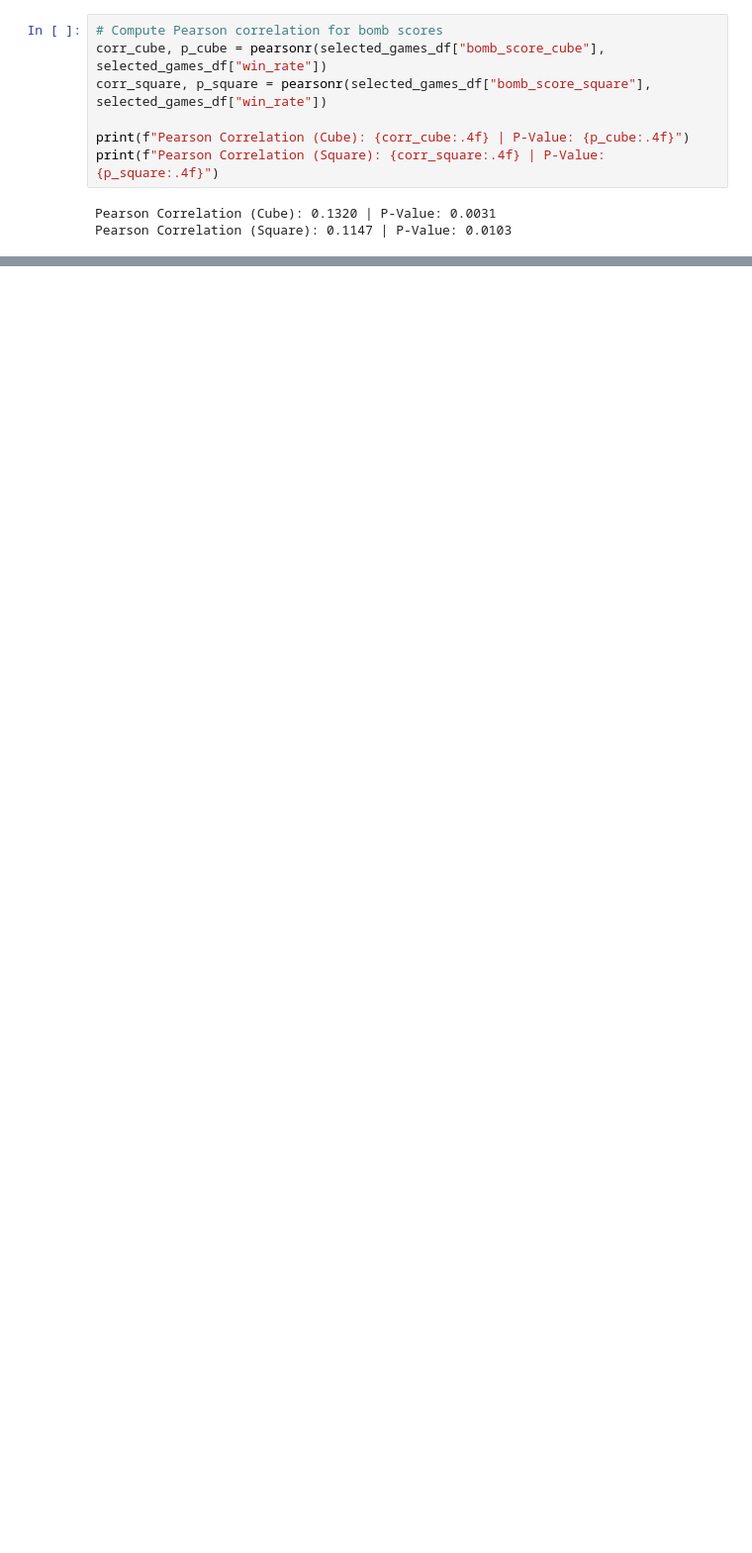
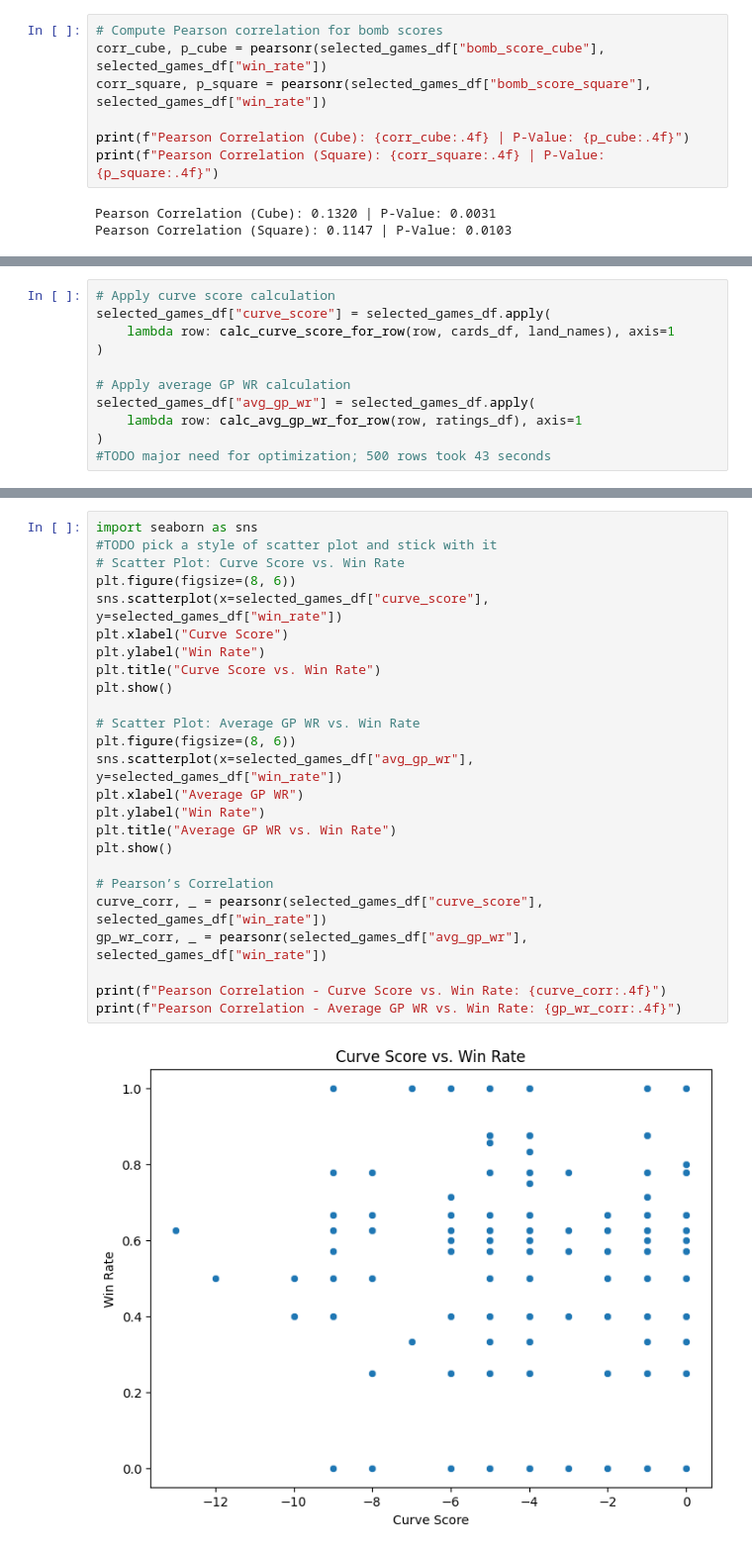
Before and after one commit to pauldennis2/manafest-destiny, a Jupyter notebook: first_10_eda.ipynb, the cells around one changed output, grey strips where cells are left out. Shown: that part at 99% size. Cells and saved outputs as stored; diff of their text form; blank space fills up the shorter version.

```diff
--- a/first_10_eda.ipynb
+++ b/first_10_eda.ipynb
@@ -818,0 +660,11 @@ MemoryError: Unable to allocate 63.1 GiB for an array with shape (1387, 6101996)
+# %%
+# Apply curve score calculation
+selected_games_df["curve_score"] = selected_games_df.apply(
+    lambda row: calc_curve_score_for_row(row, cards_df, land_names), axis=1
+)
+
+# Apply average GP WR calculation
+selected_games_df["avg_gp_wr"] = selected_games_df.apply(
+    lambda row: calc_avg_gp_wr_for_row(row, ratings_df), axis=1
+)
+#TODO major need for optimization; 500 rows took 43 seconds
@@ -818,0 +677,27 @@ MemoryError: Unable to allocate 63.1 GiB for an array with shape (1387, 6101996)
+# %%
+import seaborn as sns
+#TODO pick a style of scatter plot and stick with it
+# Scatter Plot: Curve Score vs. Win Rate
+plt.figure(figsize=(8, 6))
+sns.scatterplot(x=selected_games_df["curve_score"], y=selected_games_df["win_rate"])
+plt.xlabel("Curve Score")
+plt.ylabel("Win Rate")
+plt.title("Curve Score vs. Win Rate")
+plt.show()
+
+# Scatter Plot: Average GP WR vs. Win Rate
+plt.figure(figsize=(8, 6))
+sns.scatterplot(x=selected_games_df["avg_gp_wr"], y=selected_games_df["win_rate"])
+plt.xlabel("Average GP WR")
+plt.ylabel("Win Rate")
+plt.title("Average GP WR vs. Win Rate")
+plt.show()
+
+# Pearson’s Correlation
+curve_corr, _ = pearsonr(selected_games_df["curve_score"], selected_games_df["win_rate"])
+gp_wr_corr, _ = pearsonr(selected_games_df["avg_gp_wr"], selected_games_df["win_rate"])
+
+print(f"Pearson Correlation - Curve Score vs. Win Rate: {curve_corr:.4f}")
+print(f"Pearson Correlation - Average GP WR vs. Win Rate: {gp_wr_corr:.4f}")
+# %% [output]
+[figure, added]
```
Also changed, not shown: parts of 29 cells of this notebook.
